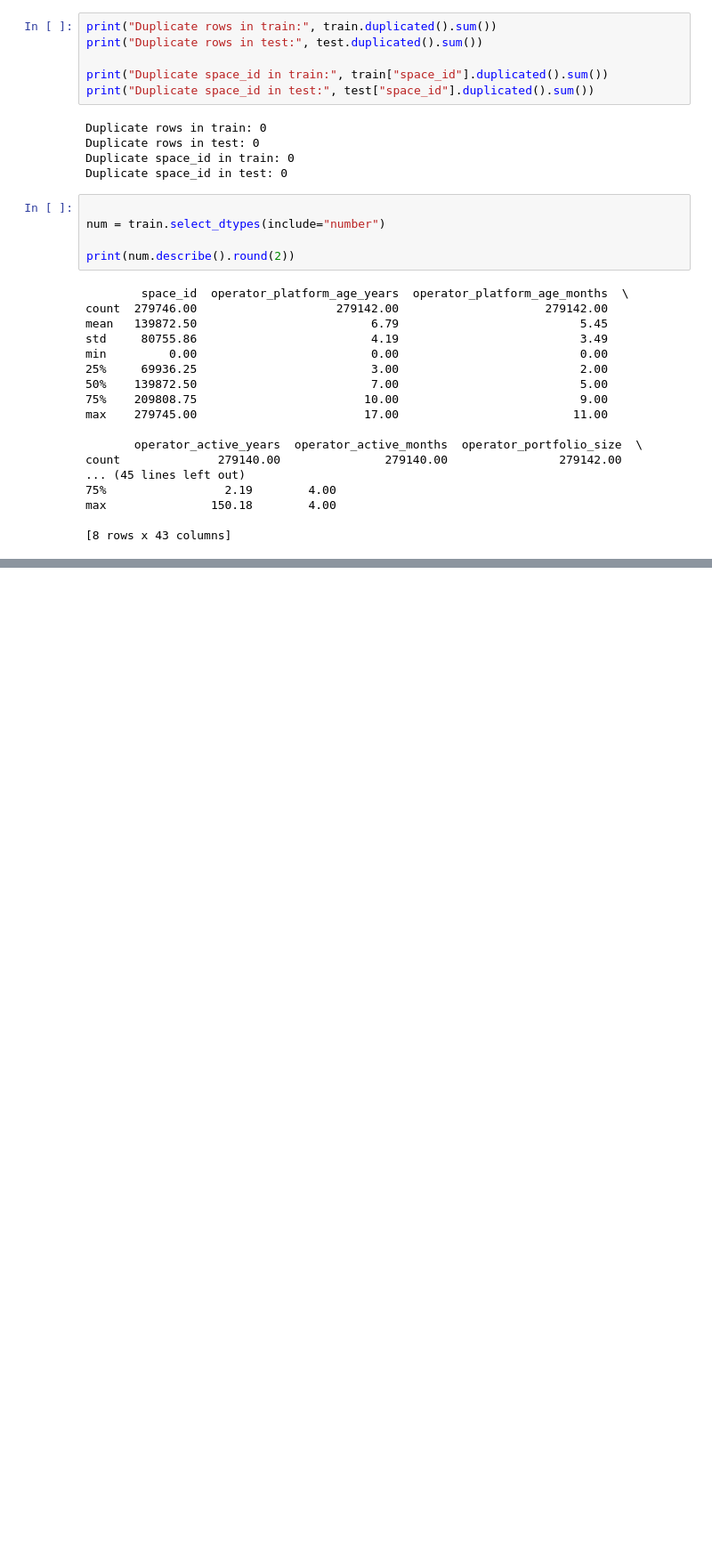
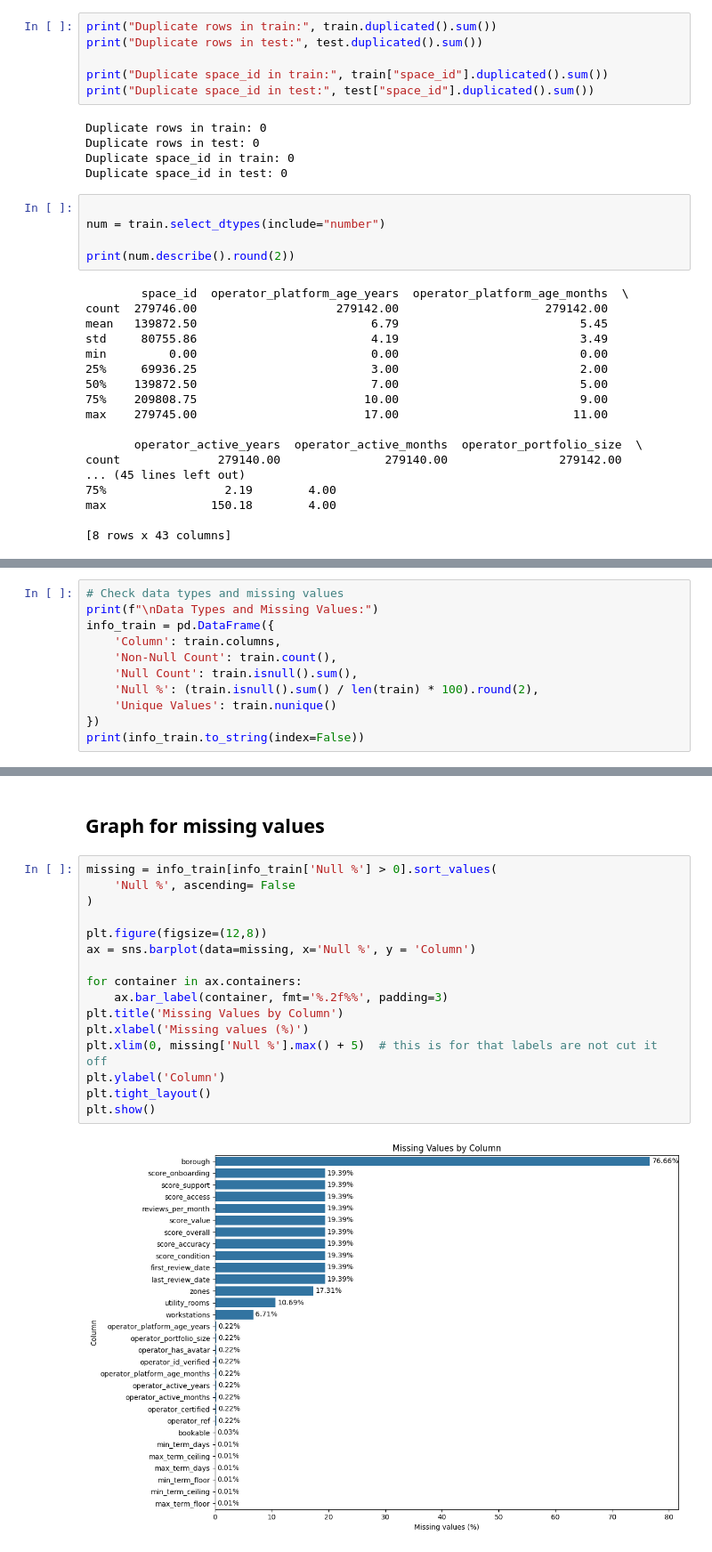
Before and after one commit to 21f2000403/config-api, a Jupyter notebook: 21f2000403-notebook-2026t3.ipynb, the cells around one changed output, grey strips where cells are left out. Shown at 89% size. Saved outputs shown, nothing was run; the diff lists cells and outputs as text; blank space fills up the shorter version.

```diff
--- a/21f2000403-notebook-2026t3.ipynb
+++ b/21f2000403-notebook-2026t3.ipynb
@@ -220,0 +400,11 @@ plt.show()
+# %%
+# Check data types and missing values
+print(f"\nData Types and Missing Values:")
+info_train = pd.DataFrame({
+    'Column': train.columns,
+    'Non-Null Count': train.count(),
+    'Null Count': train.isnull().sum(),
+    'Null %': (train.isnull().sum() / len(train) * 100).round(2),
+    'Unique Values': train.nunique()
+})
+print(info_train.to_string(index=False))
@@ -220,0 +429,20 @@ plt.show()
+# %% [markdown]
+## Graph for missing values
+# %%
+missing = info_train[info_train['Null %'] > 0].sort_values(
+    'Null %', ascending= False
+)
+
+plt.figure(figsize=(12,8))
+ax = sns.barplot(data=missing, x='Null %', y = 'Column')
+
+for container in ax.containers:
+    ax.bar_label(container, fmt='%.2f%%', padding=3)
+plt.title('Missing Values by Column')
+plt.xlabel('Missing values (%)')
+plt.xlim(0, missing['Null %'].max() + 5)  # this is for that labels are not cut it off
+plt.ylabel('Column')
+plt.tight_layout()
+plt.show()
+# %% [output]
+[figure, added]
```
Also changed, not shown: parts of 55 cells of this notebook.
